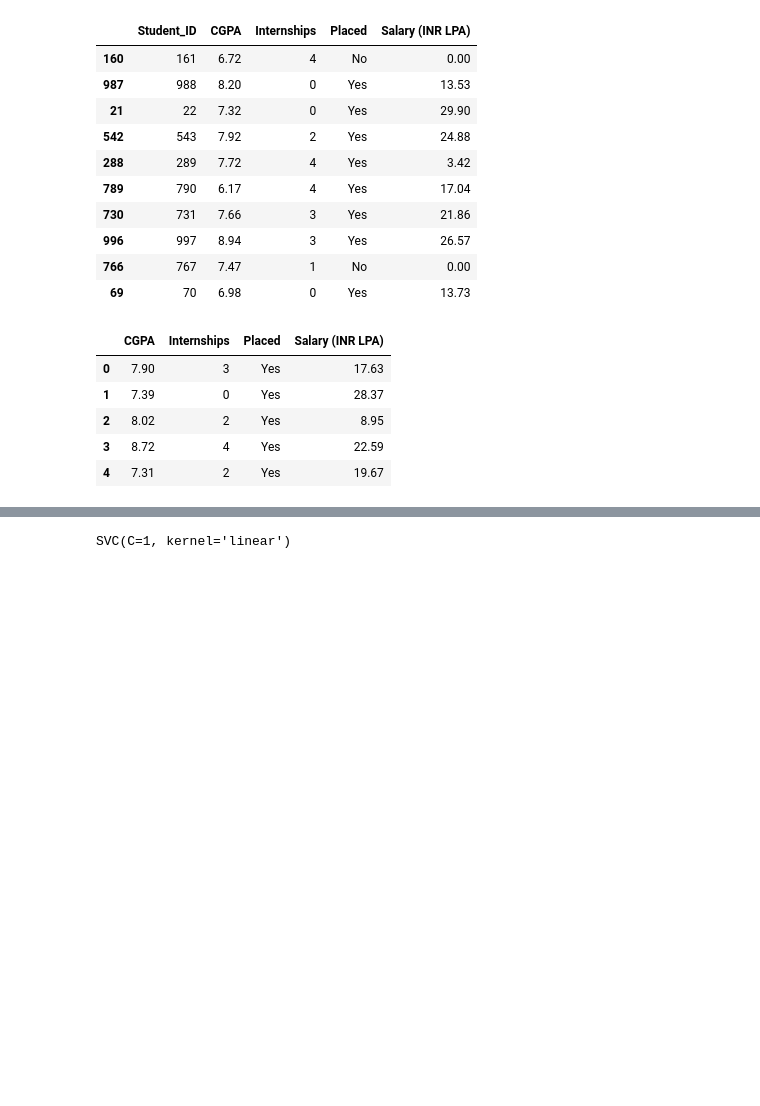
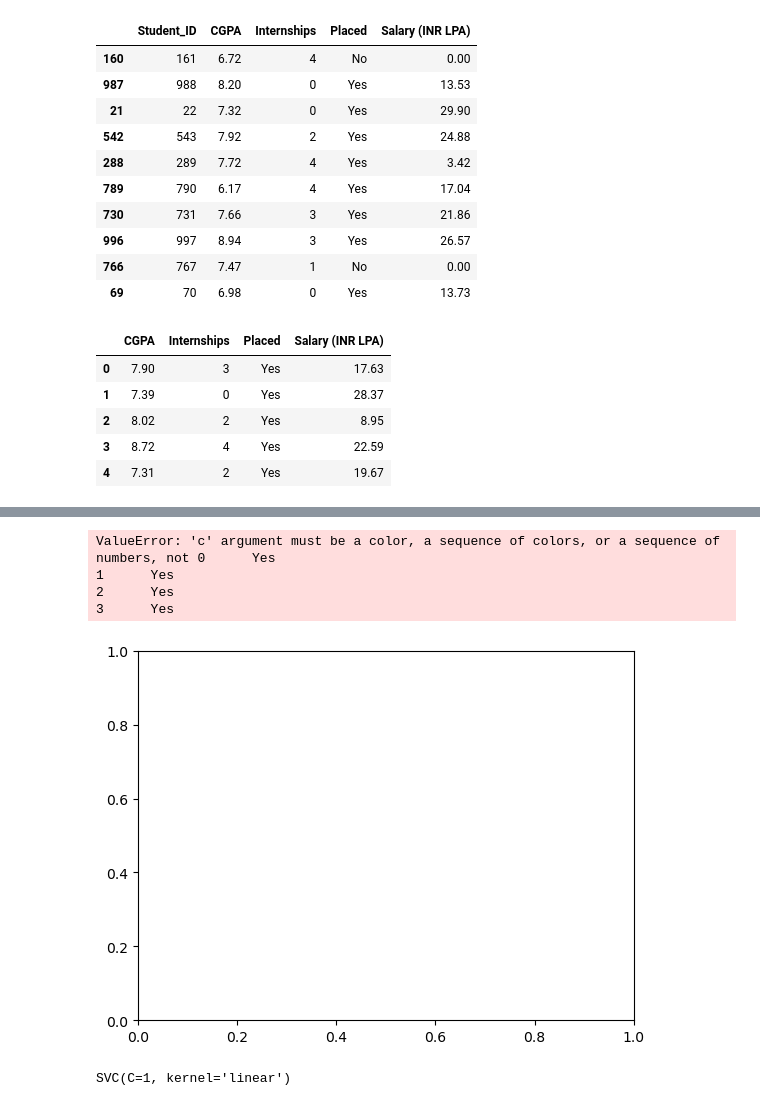
Before and after one commit to sandeshbhatta495/AI, a Jupyter notebook: SVM/project/more data .ipynb, the cells around one changed output, grey strips where cells are left out. Cells and saved outputs as stored; diff of their text form; code cells hidden in the pictures; blank space fills up the shorter version.

```diff
--- a/SVM/project/more data .ipynb
+++ b/SVM/project/more data .ipynb
@@ -28,3 +28,6 @@ df.head()
 | 2 | 8.02 | 2 | Yes | 8.95 |
 | 3 | 8.72 | 4 | Yes | 22.59 |
 | 4 | 7.31 | 2 | Yes | 19.67 |
+# %%
+X = df.drop(columns=['Placed'])
+y=df['Placed']
@@ -31,3 +45,13 @@ df.head()
+# %%
+# Sactter plot
+plt.scatter(X[:, 0], X[:, 1], c=y, s=50, cmap='winter')
+plt.show()
+# %% [output]
+ValueError: 'c' argument must be a color, a sequence of colors, or a sequence of numbers, not 0      Yes
+1      Yes
+2      Yes
+3      Yes
+[figure, added]
 # %%
 
 X = df[["CGPA", "Internships", "Salary (INR LPA)"]]
```
Also changed, not shown: parts of 4 cells of this notebook.
